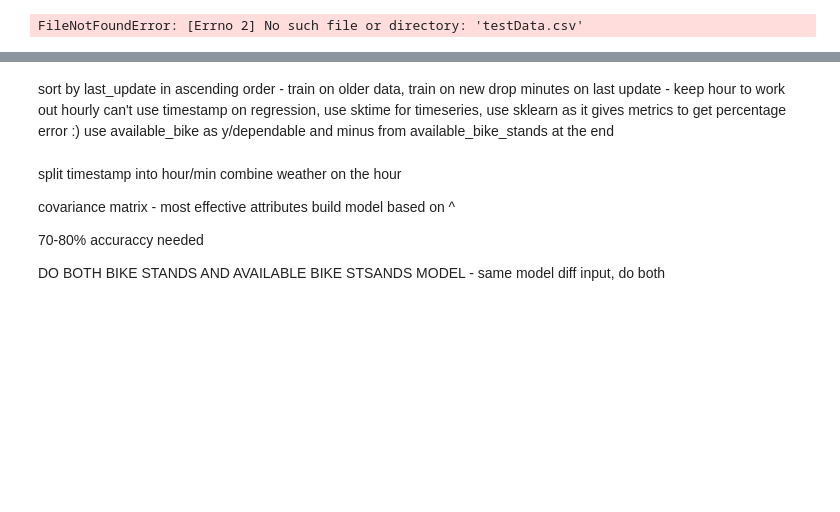
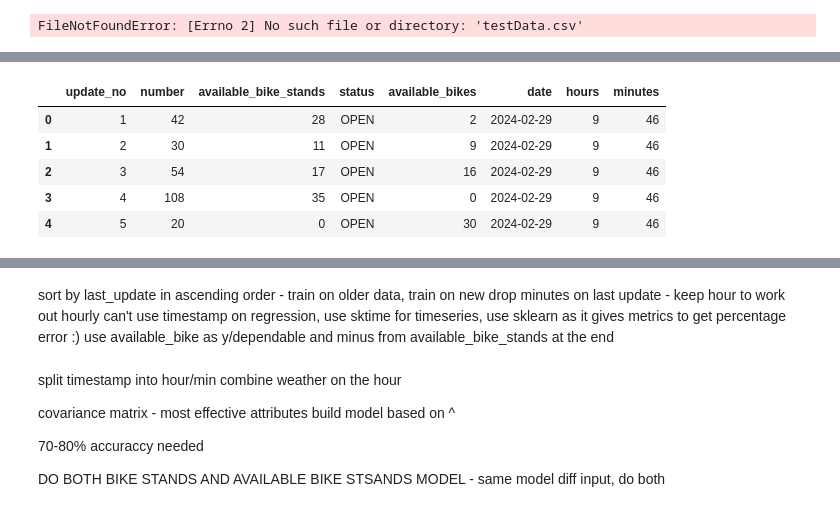
Before and after one commit to t-acheson/dublin_bikes_project, a Jupyter notebook: mlModel.ipynb, the cells around one changed output, grey strips where cells are left out. Cells and saved outputs as stored; diff of their text form; code cells hidden in the pictures; blank space fills up the shorter version.

```diff
--- a/mlModel.ipynb
+++ b/mlModel.ipynb
@@ -38,2 +51,11 @@ df['minutes'] = df['last_update'].dt.minute
+# %%
+df.head()
+# %% [output]
+|  | update_no | number | available_bike_stands | status | available_bikes | date | hours | minutes |
+| 0 | 1 | 42 | 28 | OPEN | 2 | 2024-02-29 | 9 | 46 |
+| 1 | 2 | 30 | 11 | OPEN | 9 | 2024-02-29 | 9 | 46 |
+| 2 | 3 | 54 | 17 | OPEN | 16 | 2024-02-29 | 9 | 46 |
+| 3 | 4 | 108 | 35 | OPEN | 0 | 2024-02-29 | 9 | 46 |
+| 4 | 5 | 20 | 0 | OPEN | 30 | 2024-02-29 | 9 | 46 |
 # %%
 #get weather file and split update into date/hour/min
```
Also changed, not shown: parts of 10 cells of this notebook.
